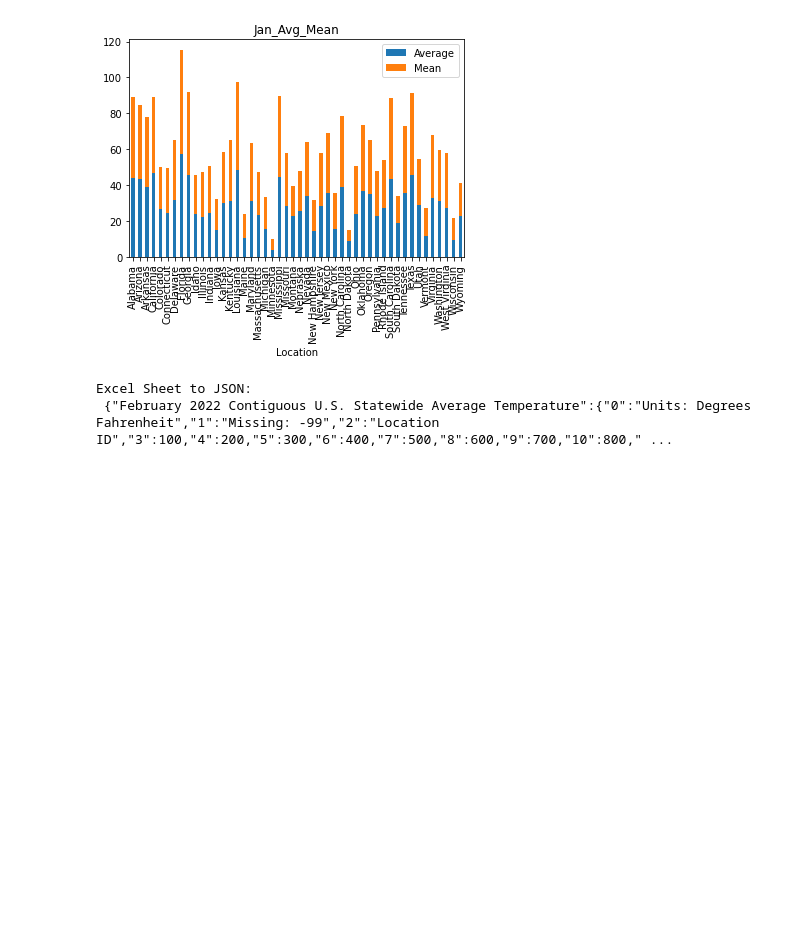
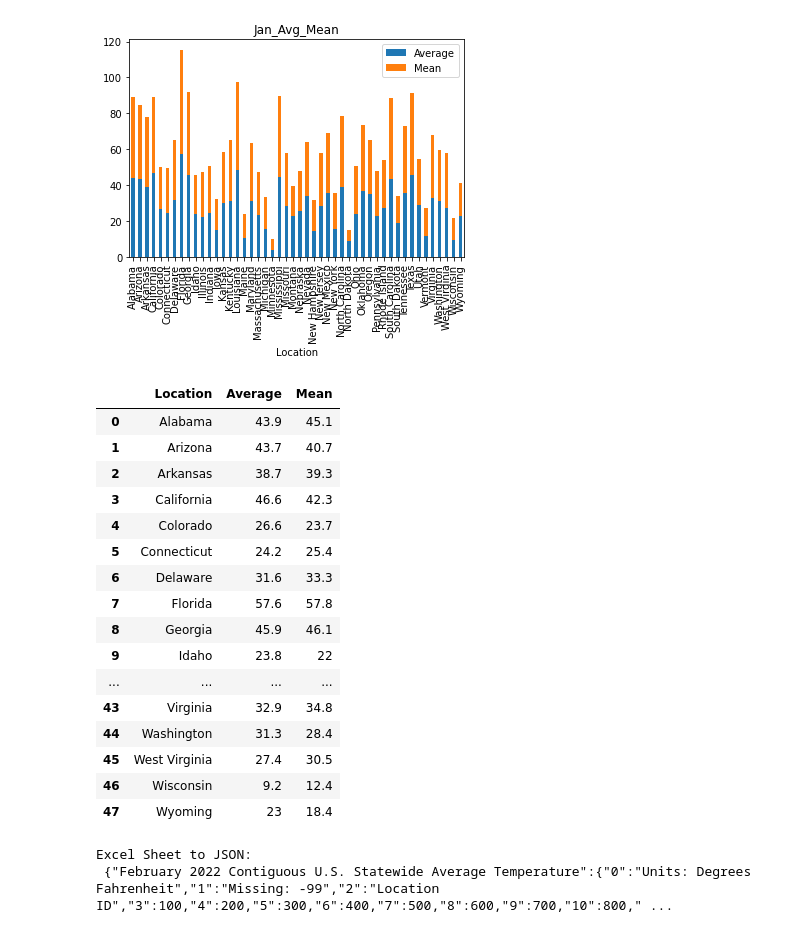
Before and after one commit to hthelander/Project-3, a Jupyter notebook: weather1.ipynb, the cells around one changed output. Cells and saved outputs as stored; diff of their text form; code cells hidden in the pictures; blank space fills up the shorter version.

```diff
--- a/weather1.ipynb
+++ b/weather1.ipynb
@@ -263,3 +291,23 @@ clean_df1.to_json(r'Resources\Jan_Avg&Mean.json')
+# %%
+pd.read_sql("SELECT * FROM Jan_weather_data", connection)
+# %% [output]
+|  | Location | Average | Mean |
+| 0 | Alabama | 43.9 | 45.1 |
+| 1 | Arizona | 43.7 | 40.7 |
+| 2 | Arkansas | 38.7 | 39.3 |
+| 3 | California | 46.6 | 42.3 |
+| 4 | Colorado | 26.6 | 23.7 |
+| 5 | Connecticut | 24.2 | 25.4 |
+| 6 | Delaware | 31.6 | 33.3 |
+| 7 | Florida | 57.6 | 57.8 |
+| 8 | Georgia | 45.9 | 46.1 |
+| 9 | Idaho | 23.8 | 22 |
+| ... | ... | ... | ... |
+| 43 | Virginia | 32.9 | 34.8 |
+| 44 | Washington | 31.3 | 28.4 |
+| 45 | West Virginia | 27.4 | 30.5 |
+| 46 | Wisconsin | 9.2 | 12.4 |
+| 47 | Wyoming | 23 | 18.4 |
 # %%
 Feb_df = pd.read_excel('US Weather Data .xlsx',sheet_name='February',engine='openpyxl')
 feb_str = Feb_df.to_json()
```
Also changed, not shown: parts of 37 cells of this notebook, 18 other files.
